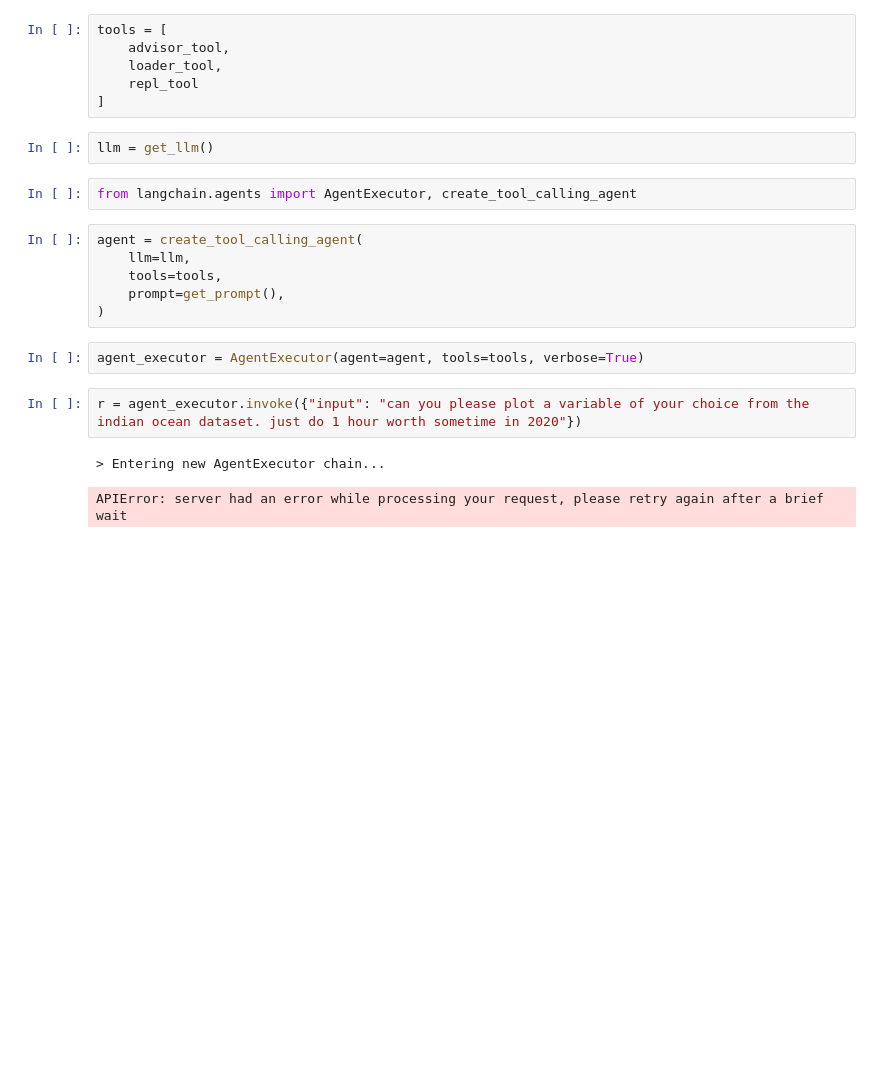
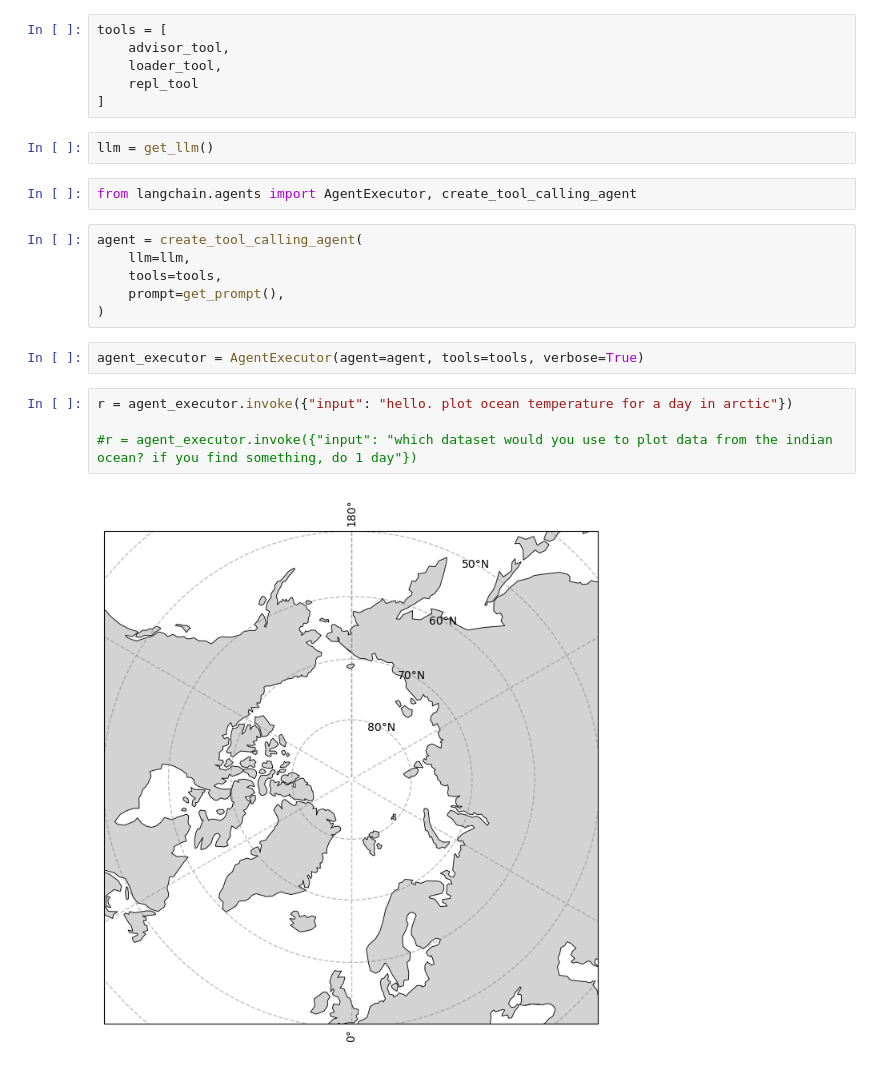
Before and after one commit to oceanhackweek/ohw25_proj_datadashboard_llm, a Jupyter notebook: final_notebooks/test_full_passthrough.ipynb, the cells around one changed output. Cells and saved outputs as stored; diff of their text form; blank space fills up the shorter version.

```diff
--- a/final_notebooks/test_full_passthrough.ipynb
+++ b/final_notebooks/test_full_passthrough.ipynb
@@ -61,7 +61,8 @@ agent = create_tool_calling_agent(
 # %%
 agent_executor = AgentExecutor(agent=agent, tools=tools, verbose=True)
 # %%
-r = agent_executor.invoke({"input": "can you please plot a variable of your choice from the indian ocean dataset. just do 1 hour worth sometime in 2020"})
+r = agent_executor.invoke({"input": "hello. plot ocean temperature for a day in arctic"})
+
+#r = agent_executor.invoke({"input": "which dataset would you use to plot data from the indian ocean? if you find something, do 1 day"})
 # %% [output]
-> Entering new AgentExecutor chain...
-APIError: server had an error while processing your request, please retry again after a brief wait
+[figure, added]
```
Also changed, not shown: parts of 2 cells of this notebook, 2 other files.
